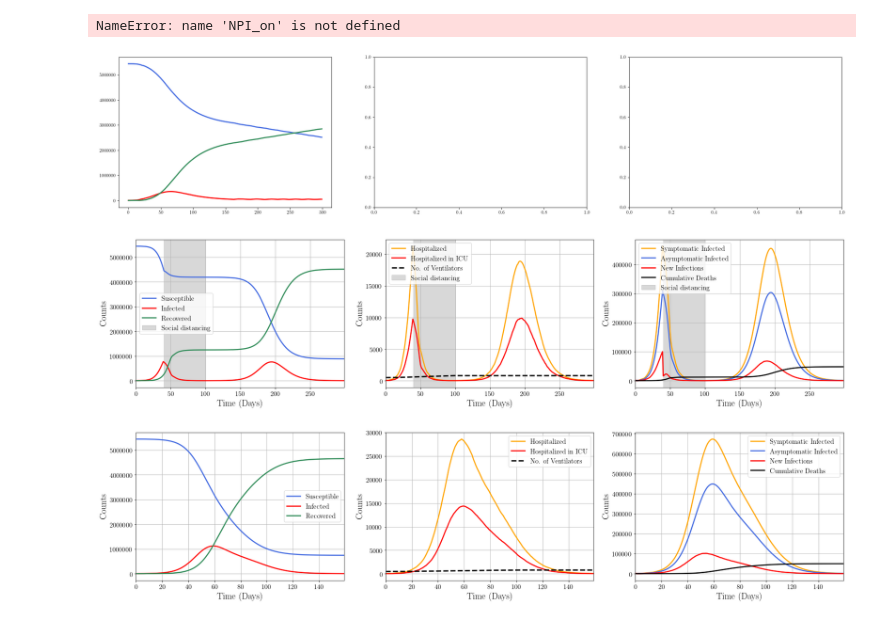
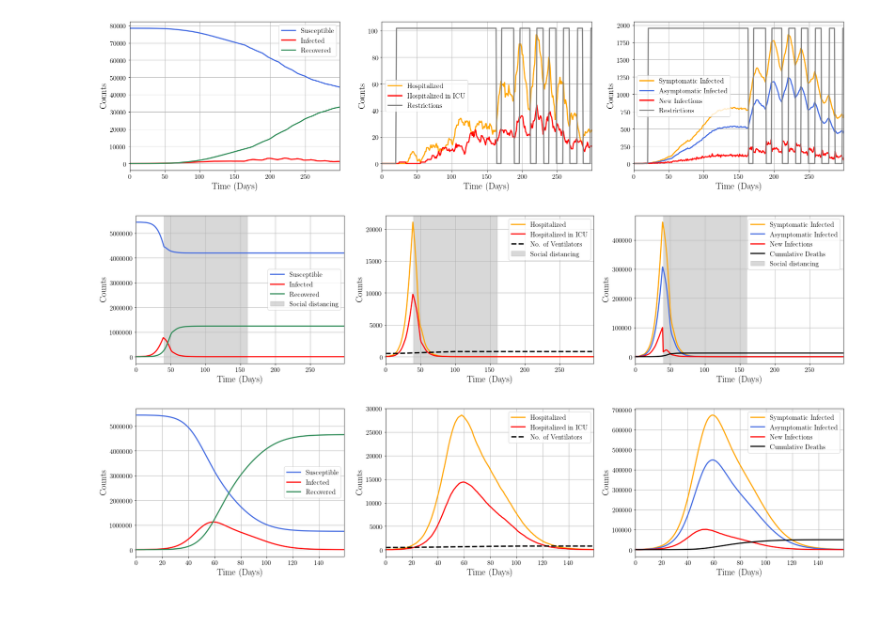
Before and after one commit to miroslavgasparek/covid-19, a Jupyter notebook: plotting/plotting_time_course.ipynb, the cells around one changed output. Cells and saved outputs as stored; diff of their text form; code cells hidden in the pictures.

Commit message:
Added plots and plotting code

```diff
--- a/plotting/plotting_time_course.ipynb
+++ b/plotting/plotting_time_course.ipynb
@@ -114,4 +35,0 @@ for i in range(len(df)):
-# %%
-df_muni.columns = ['muni_name']
-ind = df_muni.loc[df_muni['muni_name'] == 'Hostie'].index[0]
-ind
@@ -191,3 +143,0 @@ def get_control_input(num_vents, C_vec, switch_on, switch_off):
-# %%
-NPI_vec = get_control_input(num_vents, C_vec, switch_on=0.7, switch_off=0.5)
-NPI_vec
@@ -293,5 +244,5 @@ axes[2].legend(fontsize=15,loc='center left')
 # %%
-def get_NPI_vec(input_file):
+def get_NPI_vec(input_file, time_vec):
 
     # Read the JSON file into Python
     with open(input_file,'r') as input_file:
@@ -305,15 +256,16 @@ def get_NPI_vec(input_file):
     NPI_vec = np.zeros(len(time_vec))
 
     # Plotting for the start and stop vectors of equal size
-    if (len(NPI_on) == len(NPI_off) ):
+    if (len(NPI_on) == len(NPI_off)):
 
         for ind in range(len(NPI_on)):
+
             NPI_vec[np.arange(NPI_on[ind], NPI_off[ind])] = 1.0
 
     # Plotting for the start and stop vectors of unequal size
     elif (len(NPI_on) >= len(NPI_off)):
 
-        for ind in range(len(NPI_on)-1):
+        for ind in range(len(NPI_off)):
             NPI_vec[np.arange(NPI_on[ind], NPI_off[ind])] = 1.0
 
         # Set the values until the end to 1.0
@@ -324,0 +275,12 @@ NPI_vec = get_NPI_vec('icu-based.json')
+# %%
+print(len(NPI_on) == len(NPI_off))
+print(NPI_on)
+print(NPI_off)
+print()
+
+NPI_vec = get_NPI_vec('icu-based.json', np.arange(360))
+
+fig, ax = plt.subplots()
+ax.plot(NPI_vec)
+ymin, ymax = ax.get_ylim()
+print(ymax)
@@ -529,22 +482,22 @@ def plotting_time_course(input_file,
     axes[2].legend(fontsize=15,loc='best')
 # %%
 plotting_time_course('icu-based.json',
-                     plot_intermittent=True,
+                     plot_municipality=True,
+                     plot_intermittent_NPI=True,
                      t_measures_on=None, t_measures_off=None,
                      t_ext_measures_on=None, t_ext_measures_off=None,
-                     t_start_adding_vents=14, num_weeks_adding_vents=12, num_vent_init=500, num_vent_end=800,
+                     t_start_adding_vents=14, num_weeks_adding_vents=0, num_vent_init=1000, num_vent_end=1000,
                      plot_deaths=False)
 # %% [output]
-NameError: name 'NPI_on' is not defined
-[figure, old version]
+[figure, new version]
 # %%
-plotting_time_course('blackout.json',
+plotting_time_course('blackout-120.json',
                      plot_municipality=False,
-                     t_measures_on=40, t_measures_off=100,
+                     t_measures_on=40, t_measures_off=160,
                      t_start_adding_vents=14, num_weeks_adding_vents=12, num_vent_init=500, num_vent_end=800,
                      plot_deaths=True)
 # %% [output]
-[figure, old version]
+[figure, new version]
 # %%
 plotting_time_course('business-as-usual.json', asym_ratio, t_measures_on=None, t_measures_off=None,
                      t_start_adding_vents=14, num_weeks_adding_vents=12, num_vent_init=500, num_vent_end=800,
```
Also changed, not shown: parts of 19 cells of this notebook, 1 other file.
